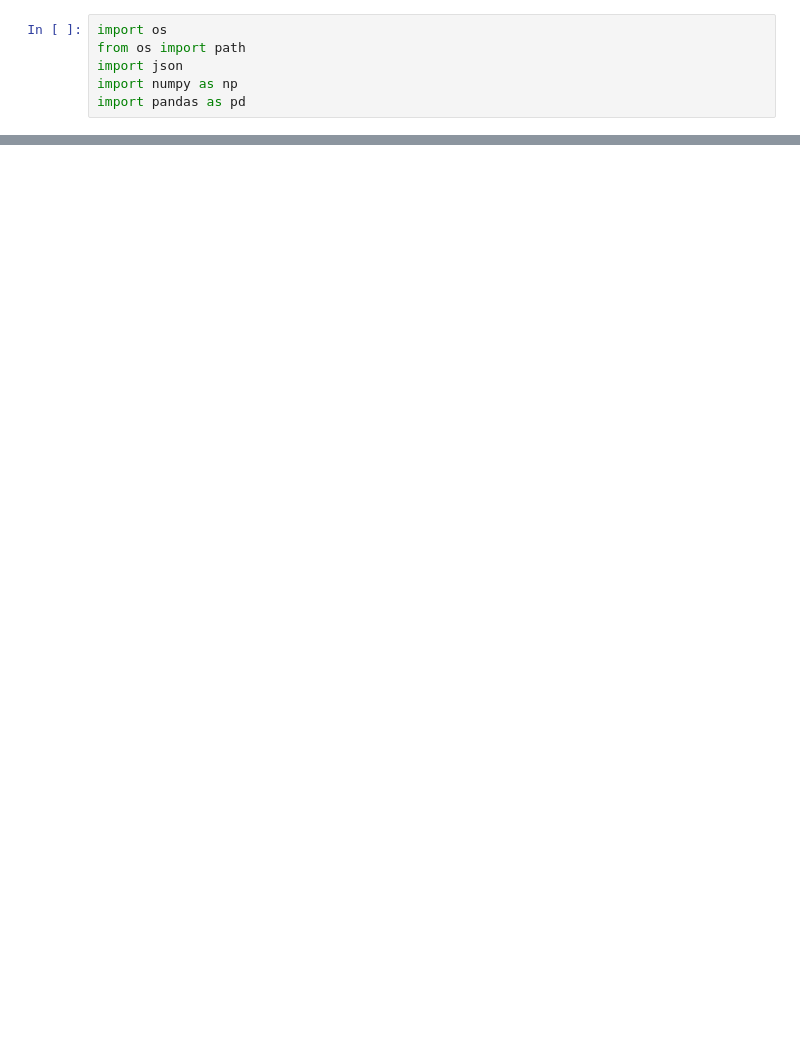
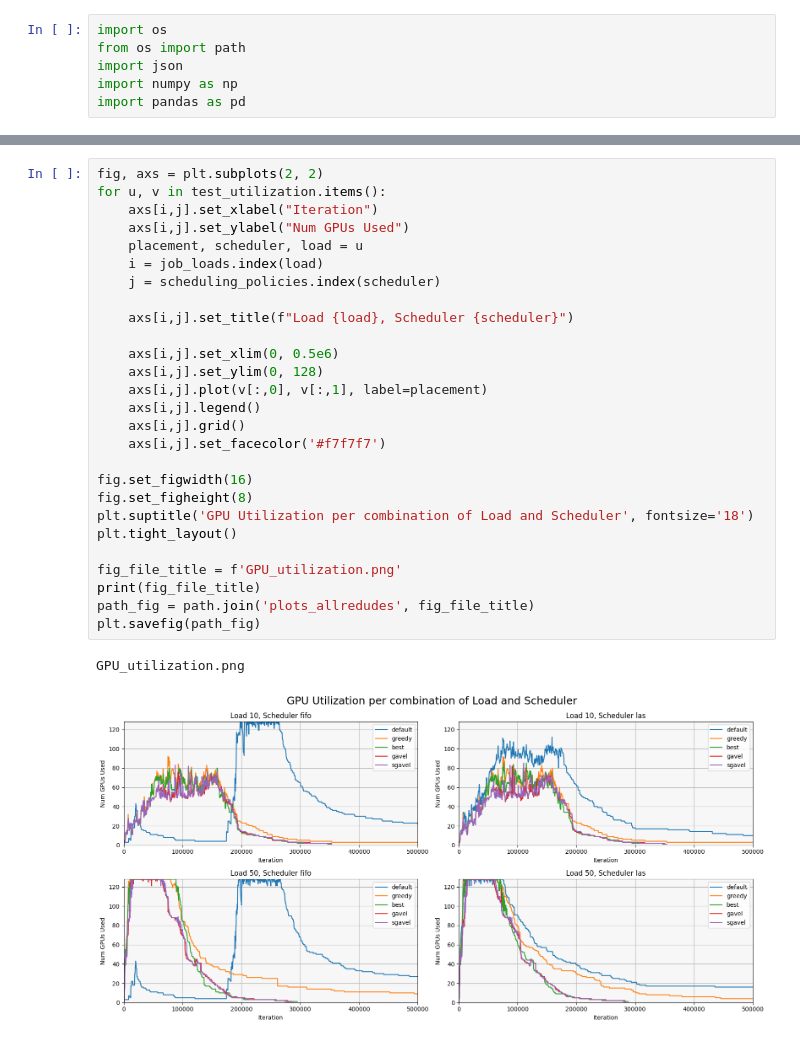
Before and after one commit to jfcooper2/blox, a Jupyter notebook: exploratory_data_analysis.ipynb, the cells around one changed output, grey strips where cells are left out. Cells and saved outputs as stored; diff of their text form; blank space fills up the shorter version.

```diff
--- a/exploratory_data_analysis.ipynb
+++ b/exploratory_data_analysis.ipynb
@@ -96,0 +156,30 @@ display(metrics_JCT)
+# %%
+fig, axs = plt.subplots(2, 2)
+for u, v in test_utilization.items():
+    axs[i,j].set_xlabel("Iteration")
+    axs[i,j].set_ylabel("Num GPUs Used")
+    placement, scheduler, load = u
+    i = job_loads.index(load)
+    j = scheduling_policies.index(scheduler)
+
+    axs[i,j].set_title(f"Load {load}, Scheduler {scheduler}")
+
+    axs[i,j].set_xlim(0, 0.5e6)
+    axs[i,j].set_ylim(0, 128)
+    axs[i,j].plot(v[:,0], v[:,1], label=placement)
+    axs[i,j].legend()
+    axs[i,j].grid()
+    axs[i,j].set_facecolor('#f7f7f7')
+
+fig.set_figwidth(16)
+fig.set_figheight(8)
+plt.suptitle('GPU Utilization per combination of Load and Scheduler', fontsize='18')
+plt.tight_layout()
+
+fig_file_title = f'GPU_utilization.png'
+print(fig_file_title)
+path_fig = path.join('plots_allredudes', fig_file_title)
+plt.savefig(path_fig)
+# %% [output]
+GPU_utilization.png
+[figure, added]
```
Also changed, not shown: parts of 3 cells of this notebook.
